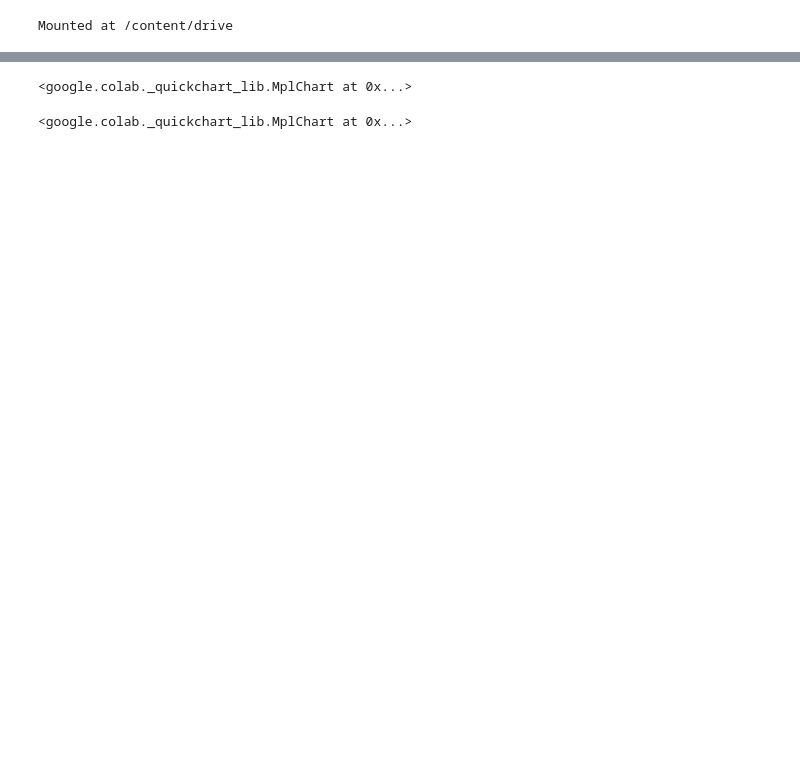
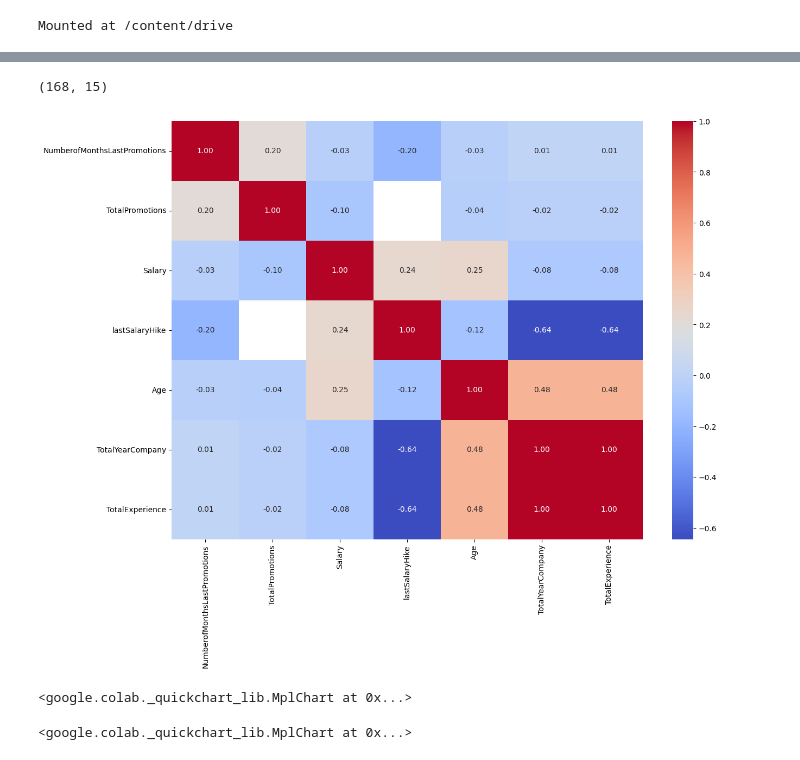
Before and after one commit to fazalpge/AI-based-Smart-ERP-Next, a Jupyter notebook: Employee_Attrition.ipynb, the cells around one changed output, grey strips where cells are left out. Drawn from its saved outputs; the diff is of its cells as text; code cells hidden in the pictures; blank space fills up the shorter version.

```diff
--- a/Employee_Attrition.ipynb
+++ b/Employee_Attrition.ipynb
@@ -29,0 +112,2 @@ df
+# %%
+df=df.ffill()
@@ -30,3 +149,18 @@ df
+# %%
+df.shape
+# %% [output]
+(168, 15)
+# %%
+# calculate the correlation matrix
+correlation_matrix = df.corr()
+
+# plot the correlation matrix using a heatmap
+plt.figure(figsize = (14, 10))
+sns.heatmap(correlation_matrix, annot = True, fmt = ".2f", cmap = 'coolwarm', cbar = True)
+
+plt.show()
+# %% [output]
+[figure, added]
 # %%
 import numpy as np
 from google.colab import autoviz
```
Also changed, not shown: parts of 29 cells of this notebook.
